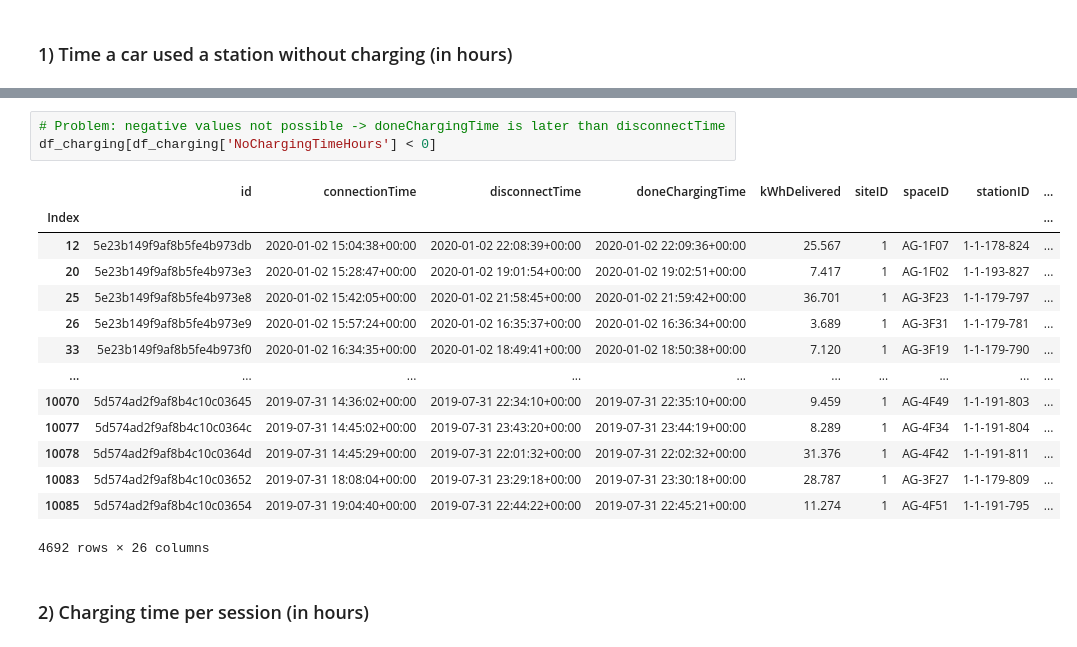
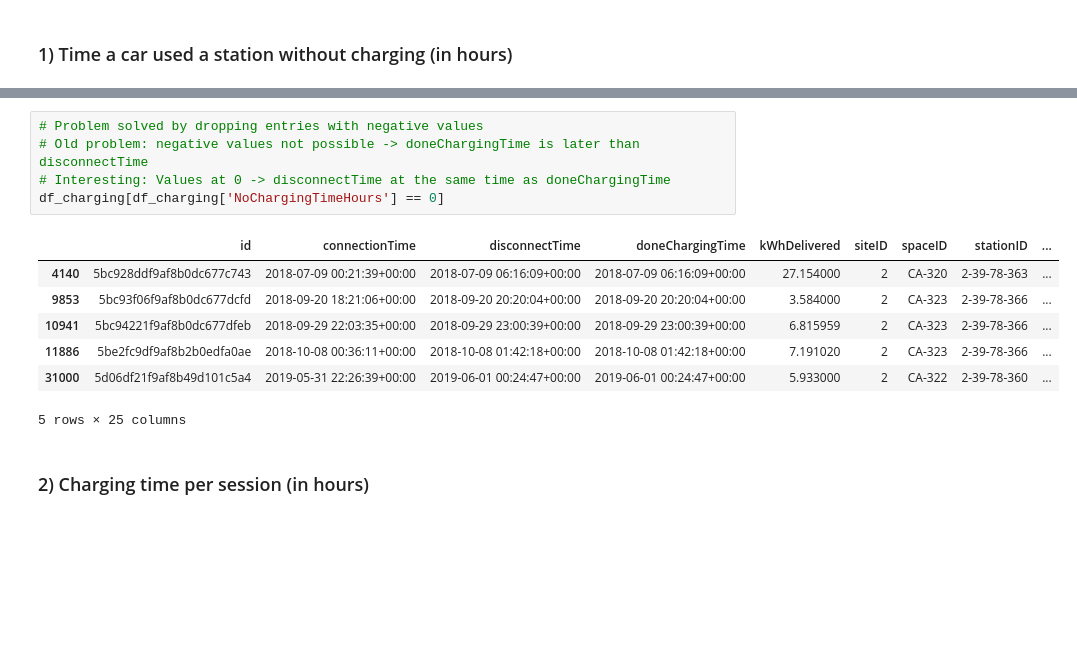
Before and after one commit to S0PEX/AA_Team_9_WS23, a Jupyter notebook: kpi.ipynb, the cells around one changed output, grey strips where cells are left out. Drawn from its saved outputs; the diff is of its cells as text; blank space fills up the shorter version.

```diff
--- a/kpi.ipynb
+++ b/kpi.ipynb
@@ -30,23 +30,18 @@ min         -0.998889
 max        156.121389
 Name: NoChargingTimeHours, dtype: float64
 # %%
-# Problem: negative values not possible -> doneChargingTime is later than disconnectTime
-df_charging[df_charging['NoChargingTimeHours'] < 0]
+# Problem solved by dropping entries with negative values
+# Old problem: negative values not possible -> doneChargingTime is later than disconnectTime
+# Interesting: Values at 0 -> disconnectTime at the same time as doneChargingTime
+df_charging[df_charging['NoChargingTimeHours'] == 0]
 # %% [output]
 |  | id | connectionTime | disconnectTime | doneChargingTime | kWhDelivered | siteID | spaceID | stationID | ... |
-| Index |  |  |  |  |  |  |  |  | ... |
-| 12 | 5e23b149f9af8b5fe4b973db | 2020-01-02 15:04:38+00:00 | 2020-01-02 22:08:39+00:00 | 2020-01-02 22:09:36+00:00 | 25.567 | 1 | AG-1F07 | 1-1-178-824 | ... |
-| 20 | 5e23b149f9af8b5fe4b973e3 | 2020-01-02 15:28:47+00:00 | 2020-01-02 19:01:54+00:00 | 2020-01-02 19:02:51+00:00 | 7.417 | 1 | AG-1F02 | 1-1-193-827 | ... |
-| 25 | 5e23b149f9af8b5fe4b973e8 | 2020-01-02 15:42:05+00:00 | 2020-01-02 21:58:45+00:00 | 2020-01-02 21:59:42+00:00 | 36.701 | 1 | AG-3F23 | 1-1-179-797 | ... |
-| 26 | 5e23b149f9af8b5fe4b973e9 | 2020-01-02 15:57:24+00:00 | 2020-01-02 16:35:37+00:00 | 2020-01-02 16:36:34+00:00 | 3.689 | 1 | AG-3F31 | 1-1-179-781 | ... |
-| 33 | 5e23b149f9af8b5fe4b973f0 | 2020-01-02 16:34:35+00:00 | 2020-01-02 18:49:41+00:00 | 2020-01-02 18:50:38+00:00 | 7.120 | 1 | AG-3F19 | 1-1-179-790 | ... |
-| ... | ... | ... | ... | ... | ... | ... | ... | ... | ... |
-| 10070 | 5d574ad2f9af8b4c10c03645 | 2019-07-31 14:36:02+00:00 | 2019-07-31 22:34:10+00:00 | 2019-07-31 22:35:10+00:00 | 9.459 | 1 | AG-4F49 | 1-1-191-803 | ... |
-| 10077 | 5d574ad2f9af8b4c10c0364c | 2019-07-31 14:45:02+00:00 | 2019-07-31 23:43:20+00:00 | 2019-07-31 23:44:19+00:00 | 8.289 | 1 | AG-4F34 | 1-1-191-804 | ... |
-| 10078 | 5d574ad2f9af8b4c10c0364d | 2019-07-31 14:45:29+00:00 | 2019-07-31 22:01:32+00:00 | 2019-07-31 22:02:32+00:00 | 31.376 | 1 | AG-4F42 | 1-1-191-811 | ... |
-| 10083 | 5d574ad2f9af8b4c10c03652 | 2019-07-31 18:08:04+00:00 | 2019-07-31 23:29:18+00:00 | 2019-07-31 23:30:18+00:00 | 28.787 | 1 | AG-3F27 | 1-1-179-809 | ... |
-| 10085 | 5d574ad2f9af8b4c10c03654 | 2019-07-31 19:04:40+00:00 | 2019-07-31 22:44:22+00:00 | 2019-07-31 22:45:21+00:00 | 11.274 | 1 | AG-4F51 | 1-1-191-795 | ... |
+| 4140 | 5bc928ddf9af8b0dc677c743 | 2018-07-09 00:21:39+00:00 | 2018-07-09 06:16:09+00:00 | 2018-07-09 06:16:09+00:00 | 27.154000 | 2 | CA-320 | 2-39-78-363 | ... |
+| 9853 | 5bc93f06f9af8b0dc677dcfd | 2018-09-20 18:21:06+00:00 | 2018-09-20 20:20:04+00:00 | 2018-09-20 20:20:04+00:00 | 3.584000 | 2 | CA-323 | 2-39-78-366 | ... |
+| 10941 | 5bc94221f9af8b0dc677dfeb | 2018-09-29 22:03:35+00:00 | 2018-09-29 23:00:39+00:00 | 2018-09-29 23:00:39+00:00 | 6.815959 | 2 | CA-323 | 2-39-78-366 | ... |
+| 11886 | 5be2fc9df9af8b2b0edfa0ae | 2018-10-08 00:36:11+00:00 | 2018-10-08 01:42:18+00:00 | 2018-10-08 01:42:18+00:00 | 7.191020 | 2 | CA-323 | 2-39-78-366 | ... |
+| 31000 | 5d06df21f9af8b49d101c5a4 | 2019-05-31 22:26:39+00:00 | 2019-06-01 00:24:47+00:00 | 2019-06-01 00:24:47+00:00 | 5.933000 | 2 | CA-322 | 2-39-78-360 | ... |
-4692 rows × 26 columns
+5 rows × 25 columns
 # %% [markdown]
 ### 2) Charging time per session (in hours)
 # %%
```
Also changed, not shown: parts of 10 cells of this notebook, 2 other files.
